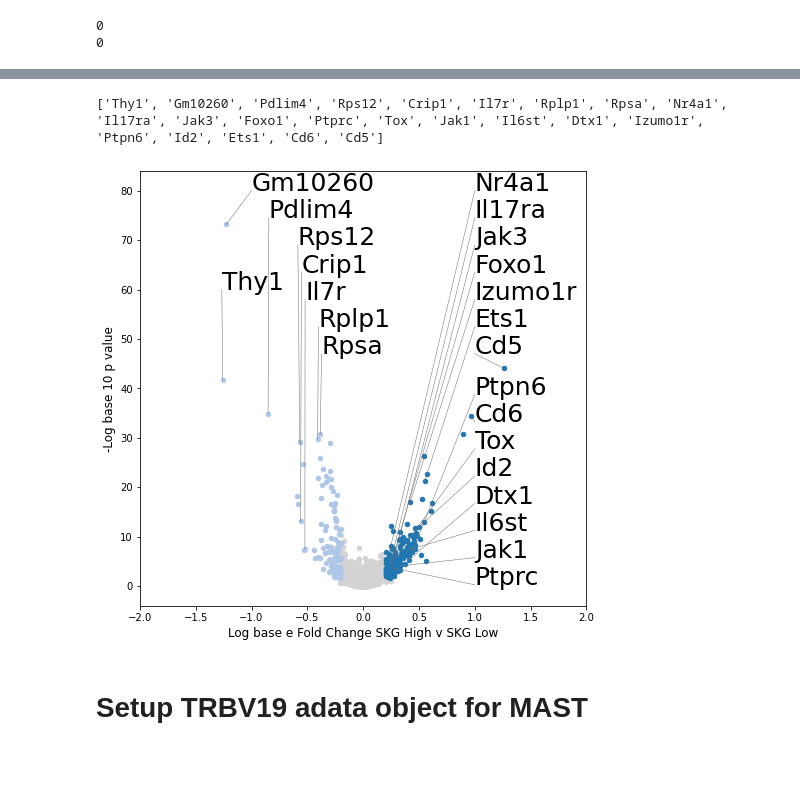
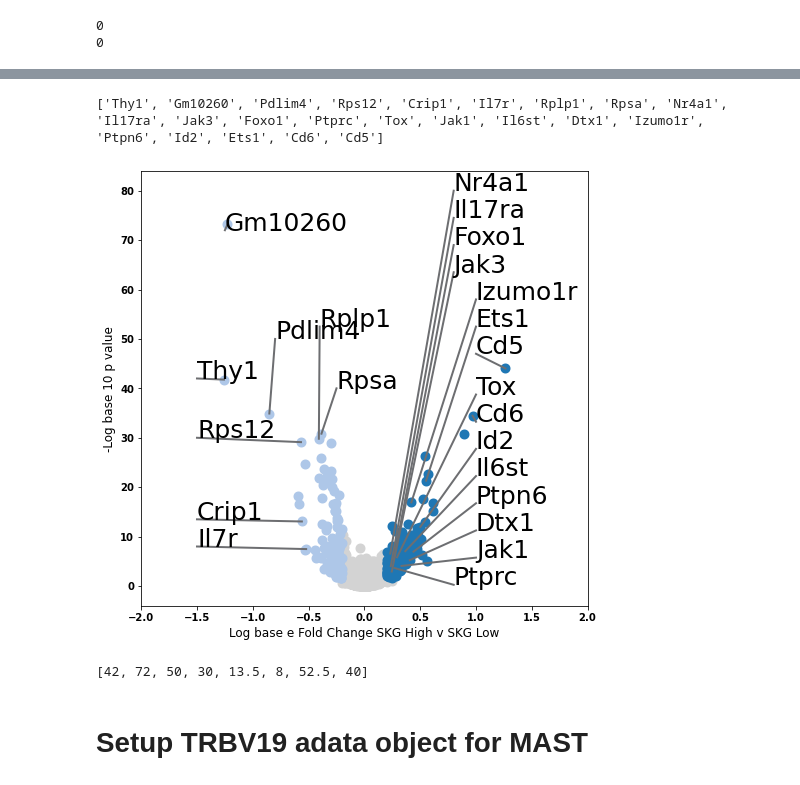
Before and after one commit to yelabucsf/SKG_rheum, a Jupyter notebook: 9_SKG_RA_single_cell_MAST.ipynb, the cells around one changed output, grey strips where cells are left out. Drawn from its saved outputs; the diff is of its cells as text; code cells hidden in the pictures.

```diff
--- a/9_SKG_RA_single_cell_MAST.ipynb
+++ b/9_SKG_RA_single_cell_MAST.ipynb
@@ -309,14 +313,17 @@ list(genes_to_label_list['gene'])
 # %%
-
+from matplotlib import rc,rcParams
 file_save_prefix = "results/single_cell_RNA_seq/TCR/"
-
+rc('font', weight='bold')
 color_values = {(True,True, True):"#1f77b4", (False, True, True): "#aec7e8"}
 colors = [color_values.get((x > 0, abs(x) > 0.2, y > -np.log10(0.05)), "lightgrey") for x,y in zip(data_to_plot['coef'], data_to_plot['logpvalue'])]
 
+fig = plt.figure(linewidth=3)
 
+
+ax = fig.gca()
 for color in ['lightgrey', "#1f77b4", "#aec7e8"]:
     subset_data = data_to_plot[[x == color for x in colors]]
-    plt.scatter(list(subset_data['coef']),list(subset_data['logpvalue']), s = 20, edgecolors=color, color =  color)
+    plt.scatter(list(subset_data['coef']),list(subset_data['logpvalue']), s = 25, edgecolors=color, color =  color)
 
 
 plt.xlim((-2, 2))
@@ -342,53 +349,63 @@ top_value = 80
 vert = [50,47,45,35,30,25,20,15,10] +[10]*14
 left_genes = {'Thy1':'left', 'Pdlim4':'left', 'Crip1':'left', 'Rps12':'left', 'Il7r':'left', 'Rplp1':'left', 'Rpsa':'left'}
 amt_horiz_dict = {"left":-1, "right":1}
 amt_drop = -3
 
+#[-1.2666404466485723,-1,
+#  -0.8451907135327845,
+#  -0.5849595655672271,
+#  -0.5538512671985223,
+#  -0.5204325514910555,
+#  -0.4007468075009326,
+#  -0.3725679416646823]
 
 
-
-x_coord = [-1.2666404466485723,-1,
- -0.8451907135327845,
- -0.5849595655672271,
- -0.5538512671985223,
- -0.5204325514910555,
- -0.4007468075009326,
- -0.3725679416646823] + [1]*15
+x_coord = [-1.5,-1.25,-0.8, -1.5, -1.5, -1.5,-0.4007468075009326,-0.25]+ [0.8]*5 + [1]*10
 
 
-
+#[60,80, 80-vert_change*1 ,80-vert_change*2 ,80-vert_change*3 ,
+           #80-vert_change*4,80-vert_change*5,80-vert_change*6]
 vert_change = 5.5
-y_coord = [60,80, 80-vert_change*1 ,80-vert_change*2 ,80-vert_change*3 ,
-           80-vert_change*4,80-vert_change*5,80-vert_change*6, 80, 80-vert_change*1,
+y_coord =  [42,72,50,30,13.5,8,80-vert_change*5,40 ]+[80, 80-vert_change*1,
+80-vert_change*3,
 80-vert_change*2,
-80-vert_change*3,
 80-vert_change*14.5,
-80-vert_change*9.5,
+80-vert_change*7.5,
 80-vert_change*13.5,
 
+80-vert_change*10.5,
 80-vert_change*12.5,
-80-vert_change*11.5,
 80-vert_change*4,
-80-vert_change*7.5,
-80-vert_change*10.5,
+80-vert_change*11.5, #7.5,
+80-vert_change*9.5,
 
 80-vert_change*5,
 80-vert_change*8.5,
 80-vert_change*6]
 
 
 for i,txt in enumerate(labels):
-    plt.plot([x[i],x_coord[i]],[y[i],y_coord[i]], color = "#6D6E71", linewidth = 0.5)
-    t = plt.annotate(txt, (x_coord[i], y_coord[i]), size = 25)
+    plt.plot([x[i],x_coord[i]],[y[i],y_coord[i]], color = "#6D6E71", linewidth = 2)
+    t = plt.annotate(txt, (x_coord[i], y_coord[i]), size = 25, fontweight = 'normal')
 
 
-plt.savefig(file_save_prefix + "TRBV3_SKG_high_v_SKG_low_volcano_plot_081221.svg", format="svg")
+plt.savefig(file_save_prefix + "TRBV3_SKG_high_v_SKG_low_volcano_plot_081921.svg", format="svg")
 
 plt.show()
 plt.close()
+
+
+#'Nr4a1', 'Il17ra', 'Jak3', 'Foxo1', 'Ptprc', 'Tox', 'Jak1', 'Il6st', 'Dtx1', 'Izumo1r', 'Ptpn6', 'Id2', 'Ets1', 'Cd6', 'Cd5'
+[0.2,]
+[70,]
+
+'Thy1', 'Gm10260', 'Pdlim4', 'Rps12', 'Crip1', 'Il7r', 'Rplp1', 'Rpsa'
+[-1.5,-1.25,-0.8, -1.5, -1.5, -1.5,-0.4007468075009326,0]
+[42,72,50,30,13.5,8,80-vert_change*5,40 ]
 # %% [output]
 ['Thy1', 'Gm10260', 'Pdlim4', 'Rps12', 'Crip1', 'Il7r', 'Rplp1', 'Rpsa', 'Nr4a1', 'Il17ra', 'Jak3', 'Foxo1', 'Ptprc', 'Tox', 'Jak1', 'Il6st', 'Dtx1', 'Izumo1r', 'Ptpn6', 'Id2', 'Ets1', 'Cd6', 'Cd5']
-[figure, old version]
+[figure, new version]
+[42, 72, 50, 30, 13.5, 8, 52.5, 40]
 # %% [markdown]
 # Setup TRBV19 adata object for MAST
 # %%
```
Also changed, not shown: parts of 2 cells of this notebook, 2 other files.
